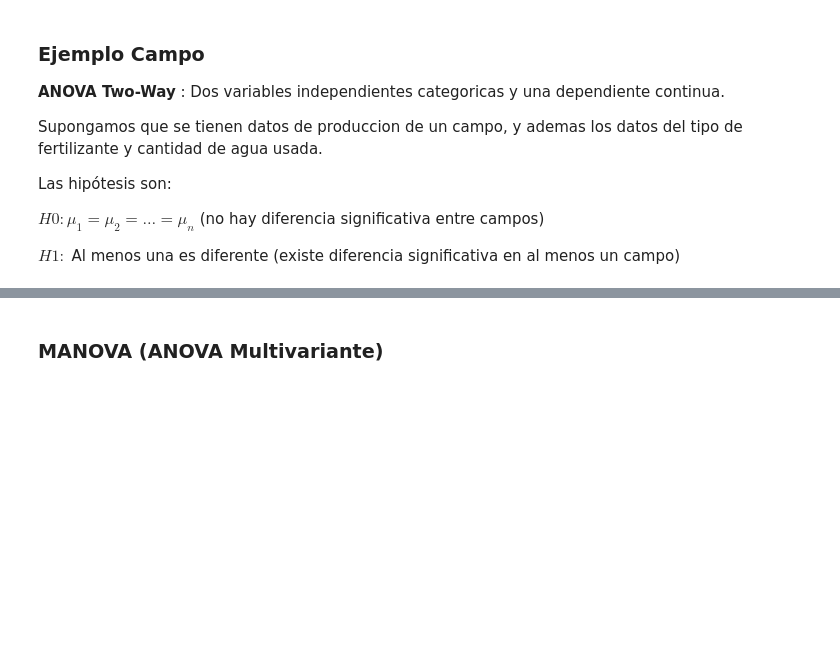
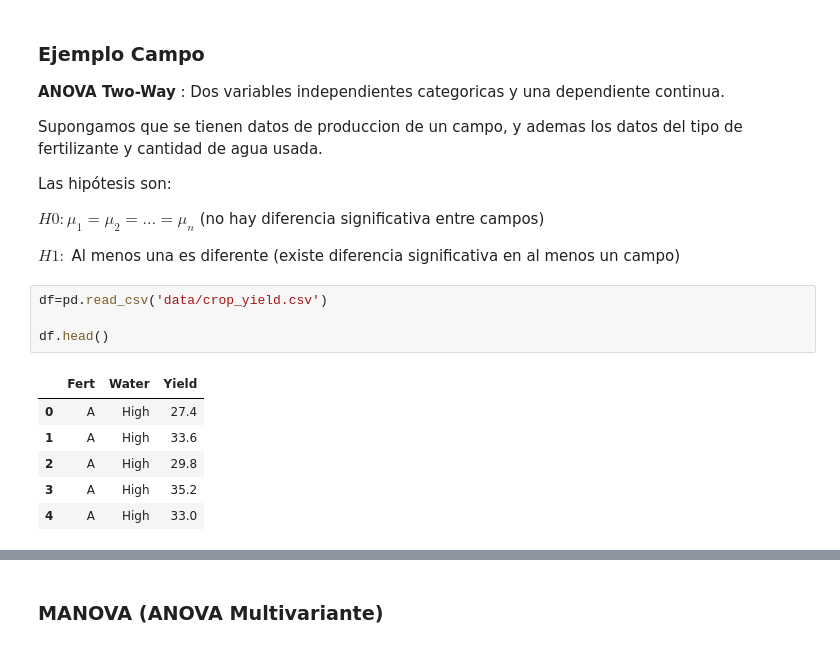
Before and after one commit to Pomilusky/apuntes_clase, a Jupyter notebook: semana_5/2.5 - Mas testeo de hipotesis.ipynb, the cells around one changed output, grey strips where cells are left out. Cells and saved outputs as stored; diff of their text form; blank space fills up the shorter version.

```diff
--- a/semana_5/2.5 - Mas testeo de hipotesis.ipynb
+++ b/semana_5/2.5 - Mas testeo de hipotesis.ipynb
@@ -343,3 +343,14 @@ Las hipótesis son:
 $H0 : \mu_1=\mu_2=\ldots=\mu_n$  (no hay diferencia significativa entre campos)
 
 $H1 :$ Al menos una es diferente  (existe diferencia significativa en al menos un campo)
+# %%
+df=pd.read_csv('data/crop_yield.csv')
+
+df.head()
+# %% [output]
+|  | Fert | Water | Yield |
+| 0 | A | High | 27.4 |
+| 1 | A | High | 33.6 |
+| 2 | A | High | 29.8 |
+| 3 | A | High | 35.2 |
+| 4 | A | High | 33.0 |
```
Also changed, not shown: parts of 18 cells of this notebook.
